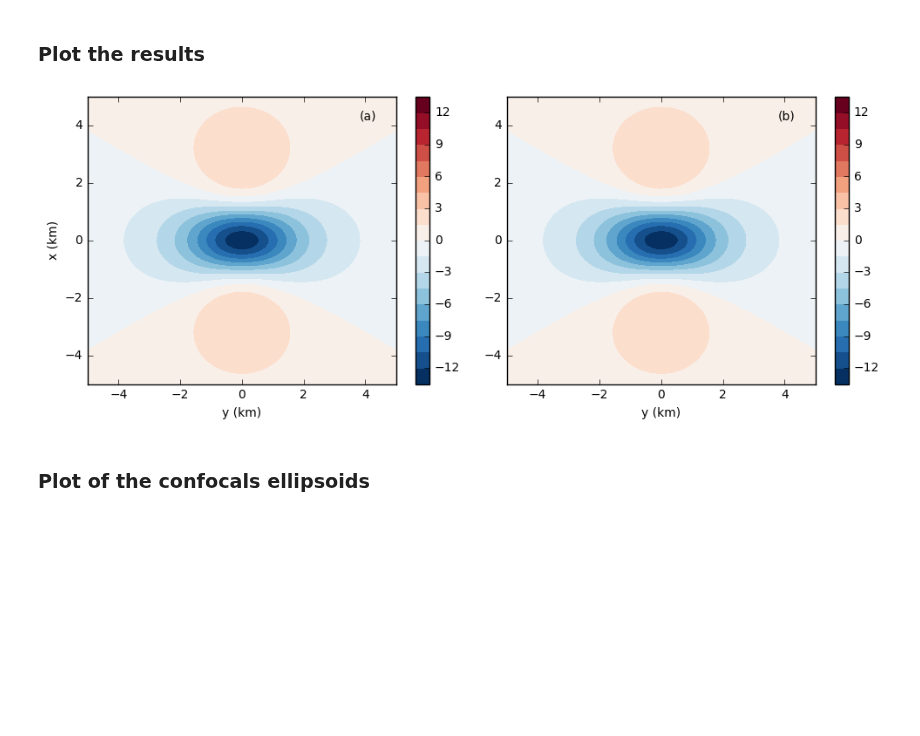
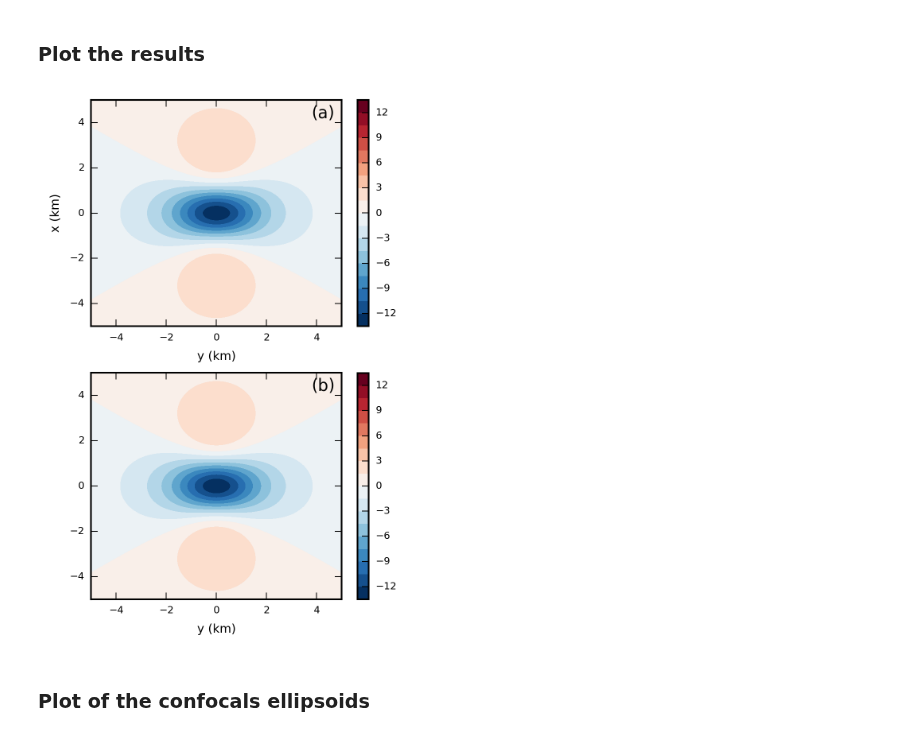
Before and after one commit to pinga-lab/magnetic-ellipsoid, a Jupyter notebook: code/confocal_triaxial_ellipsoids.ipynb, the cells around one changed output. Saved outputs shown, nothing was run; the diff lists cells and outputs as text; code cells hidden in the pictures; blank space fills up the shorter version.

Commit message:
confocal notebook, figure confocal_anomaly

```diff
--- a/code/confocal_triaxial_ellipsoids.ipynb
+++ b/code/confocal_triaxial_ellipsoids.ipynb
@@ -47,3 +48,13 @@ from matplotlib.colors import BoundaryNorm
+# %%
+# Set some plot parameters
+from matplotlib import rcParams
+rcParams['figure.dpi'] = 300.
+rcParams['font.size'] = 6
+rcParams['xtick.labelsize'] = 'medium'
+rcParams['ytick.labelsize'] = 'medium'
+rcParams['axes.labelsize'] = 'large'
+rcParams['legend.fontsize'] = 'medium'
+rcParams['savefig.dpi'] = 300.
 # %% [markdown]
 ### Observation points
 # %%
@@ -145,7 +156,7 @@ True
 ### Plot the results
 # %%
 plt.close('all')
-plt.figure(figsize=(10, 4))
+plt.figure(figsize=(3.15, 14./3))
 
 plt.axis('scaled')
 
@@ -154,43 +165,43 @@ levels = MaxNLocator(nbins=20).tick_values(-ranges, ranges)
 cmap = plt.get_cmap('RdBu_r')
 norm = BoundaryNorm(levels, ncolors=cmap.N, clip=True)
 
-plt.subplot(1,2,1)
+plt.subplot(2,1,1)
 plt.contourf(0.001*yp.reshape(shape), 0.001*xp.reshape(shape),
              tf_r.reshape(shape), levels=levels,
              cmap = cmap, norm=norm)
 plt.ylabel('x (km)')
 plt.xlabel('y (km)')
 plt.xlim(0.001*np.min(yp), 0.001*np.max(yp))
 plt.ylim(0.001*np.min(xp), 0.001*np.max(xp))
 cbar = plt.colorbar()
 plt.annotate(s='(a)', xy=(0.88,0.92),
              xycoords = 'axes fraction', color='k',
              fontsize = 10)
 
 
 ranges = np.max(np.abs([np.min(tf_n), np.max(tf_n)]))
 levels = MaxNLocator(nbins=20).tick_values(-ranges, ranges)
 cmap = plt.get_cmap('RdBu_r')
 norm = BoundaryNorm(levels, ncolors=cmap.N, clip=True)
 
-plt.subplot(1,2,2)
+plt.subplot(2,1,2)
 plt.contourf(0.001*yp.reshape(shape), 0.001*xp.reshape(shape),
              tf_n.reshape(shape), levels=levels,
              cmap = cmap, norm=norm)
 plt.xlabel('y (km)')
 plt.xlim(0.001*np.min(yp), 0.001*np.max(yp))
 plt.ylim(0.001*np.min(xp), 0.001*np.max(xp))
 cbar = plt.colorbar()
 plt.annotate(s='(b)', xy=(0.88,0.92),
              xycoords = 'axes fraction', color='k',
              fontsize = 10)
 
 plt.tight_layout()
-plt.savefig('..\\manuscript\\figures\\confocal_anomaly.pdf')
+plt.savefig('confocal_anomaly.pdf')
 
 plt.show()
 # %% [output]
-[figure, old version]
+[figure, new version]
 # %% [markdown]
 ### Plot of the confocals ellipsoids
 # %%
```
Also changed, not shown: parts of 1 cell of this notebook, 2 other files.
